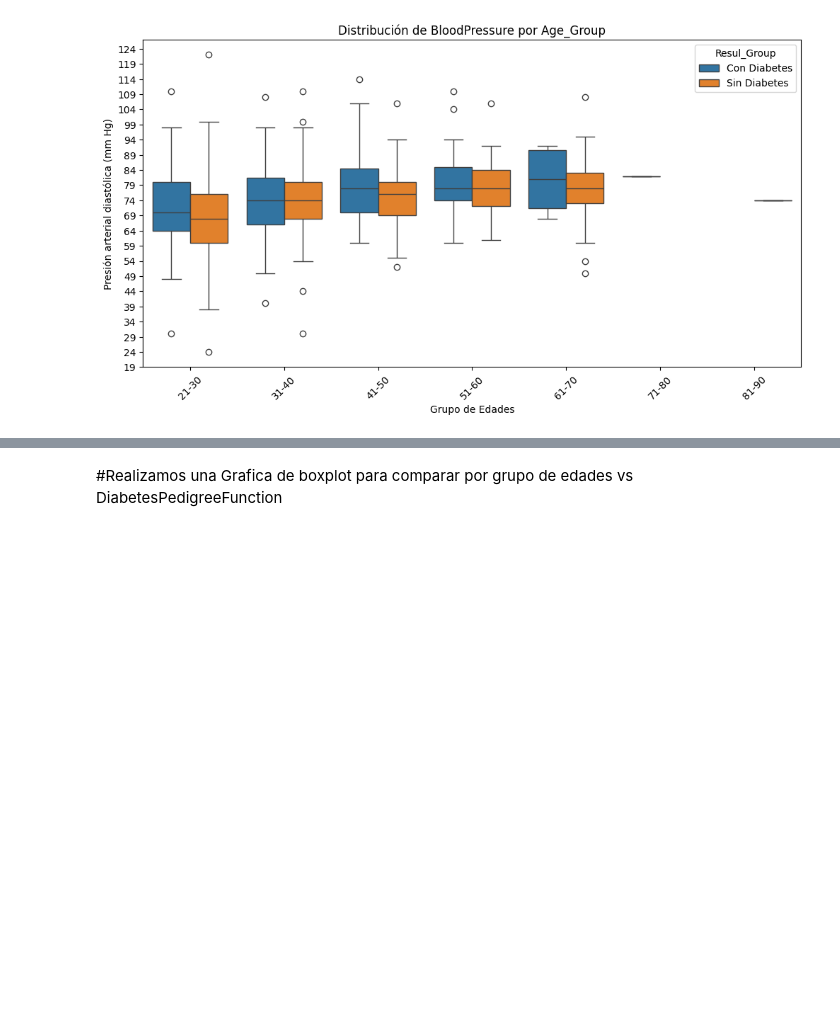
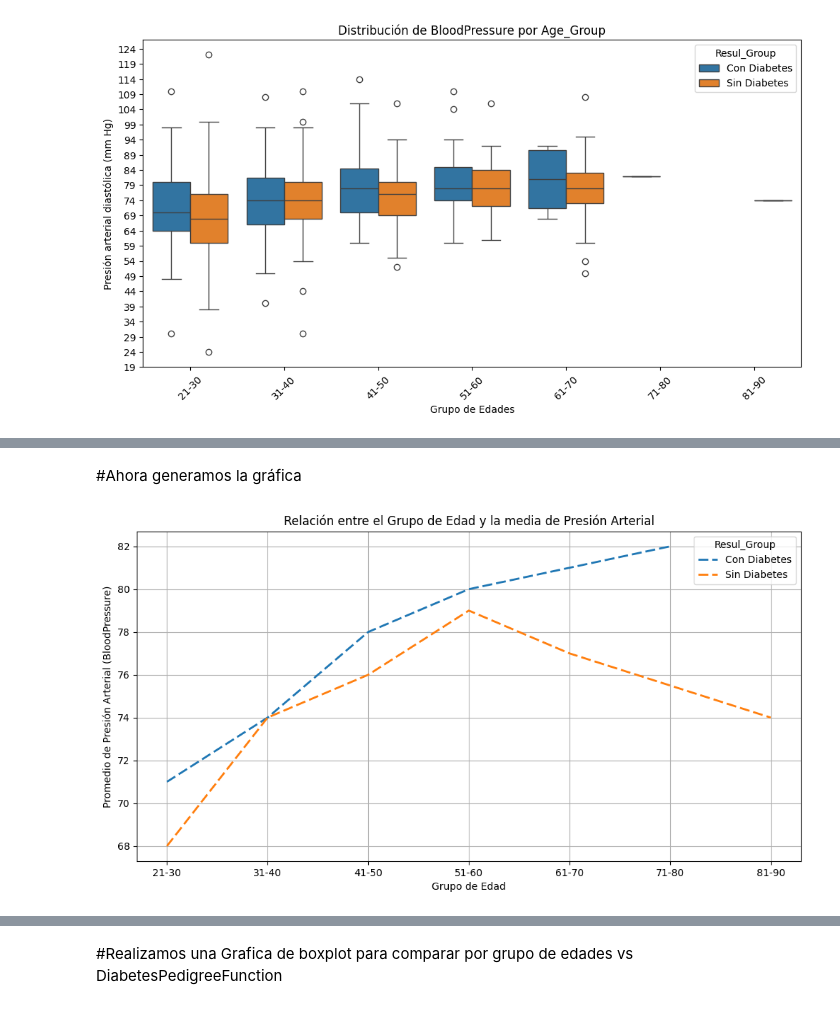
Before and after one commit to gabrielcan/ModeloDeDatosDiabetesPima, a Jupyter notebook: ModeloDiabetes.ipynb, the cells around one changed output, grey strips where cells are left out. Saved outputs shown, nothing was run; the diff lists cells and outputs as text; code cells hidden in the pictures; blank space fills up the shorter version.

```diff
--- a/ModeloDiabetes.ipynb
+++ b/ModeloDiabetes.ipynb
@@ -1175,0 +1185,2 @@ dtype: float64
+# %%
+df_ParaGrafica=df.copy() #armamos una copia del df original, para poder crear otro df para la siguiente gráfica de lineas
@@ -1175,0 +1201,5 @@ dtype: float64
+# %%
+
+df_MediaPresionPorAge = df_ParaGrafica.groupby(['Age_Group','Resul_Group'])['BloodPressure'].mean().round(0).reset_index()
+
+df_MediaPresionPorAge #Mostramos la tabla con los valores a gráficar
@@ -1175,0 +1222,18 @@ dtype: float64
+# %% [markdown]
+#Ahora generamos la gráfica
+# %%
+# Crear el gráfico con línea discontinua por guiones
+plt.figure(figsize=(12, 6))
+sns.lineplot(data=df_MediaPresionPorAge, x='Age_Group', y='BloodPressure',
+              lw=2, dashes=(5, 2),errorbar=None,hue='Resul_Group')  # Guiones
+
+# Título y etiquetas
+plt.title('Relación entre el Grupo de Edad y la media de Presión Arterial')
+plt.xlabel('Grupo de Edad')
+plt.ylabel('Promedio de Presión Arterial (BloodPressure)')
+plt.grid()
+
+# Mostrar el gráfico
+plt.show()
+# %% [output]
+[figure, added]
```
Also changed, not shown: parts of 20 cells of this notebook.
